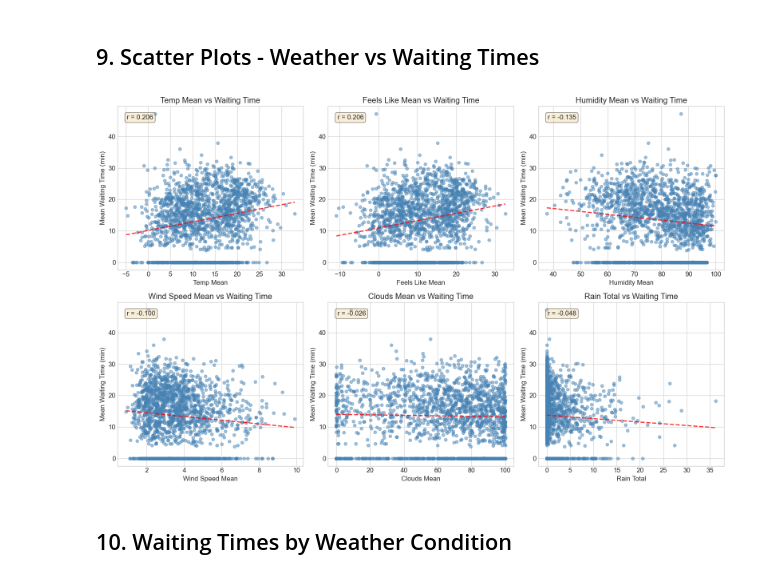
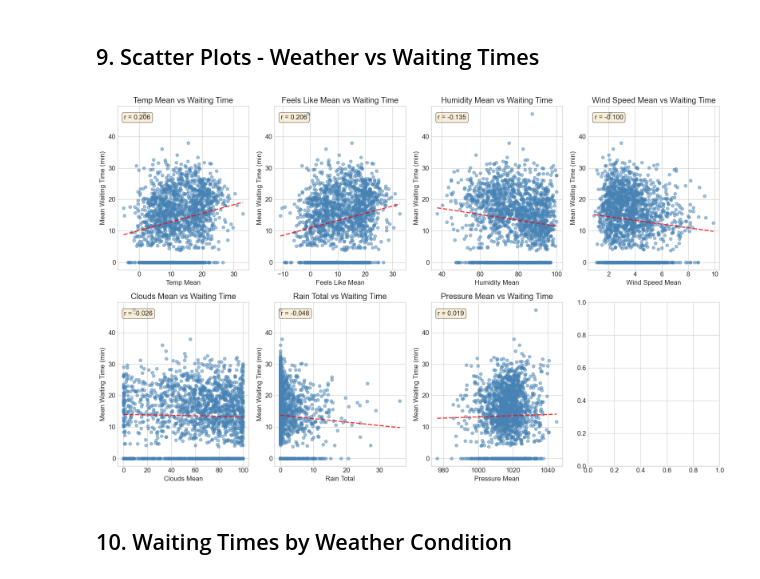
Before and after one commit to Artur-Gar/Hackathon-Eleven-Strategy, a Jupyter notebook: notebooks/data_exploration_weather.ipynb, the cells around one changed output. Cells and saved outputs as stored; diff of their text form; code cells hidden in the pictures.

```diff
--- a/notebooks/data_exploration_weather.ipynb
+++ b/notebooks/data_exploration_weather.ipynb
@@ -370,35 +370,35 @@ pressure_mean            : +0.019 ↑ (Weak)
 ## 9. Scatter Plots - Weather vs Waiting Times
 # %%
 # Scatter plots of top correlated weather variables vs waiting times
-fig, axes = plt.subplots(2, 3, figsize=(16, 10))
+fig, axes = plt.subplots(2, 4, figsize=(16, 10))
 
-top_vars = ['temp_mean', 'feels_like_mean', 'humidity_mean', 'wind_speed_mean', 'clouds_mean', 'rain_total']
+top_vars = ['temp_mean', 'feels_like_mean', 'humidity_mean', 'wind_speed_mean', 'clouds_mean', 'rain_total', 'pressure_mean']
 
 for ax, var in zip(axes.flatten(), top_vars):
     # Remove outliers for better visualization
     data = merged_daily[[var, 'wait_time_mean']].dropna()
 
     ax.scatter(data[var], data['wait_time_mean'], alpha=0.5, s=30, color='steelblue')
 
     # Add regression line
     z = np.polyfit(data[var], data['wait_time_mean'], 1)
     p = np.poly1d(z)
     x_line = np.linspace(data[var].min(), data[var].max(), 100)
     ax.plot(x_line, p(x_line), "r--", linewidth=2, alpha=0.8)
 
     # Calculate and display correlation
     corr = data[var].corr(data['wait_time_mean'])
     ax.text(0.05, 0.95, f'r = {corr:.3f}', transform=ax.transAxes, fontsize=12,
             verticalalignment='top', bbox=dict(boxstyle='round', facecolor='wheat', alpha=0.5))
 
     ax.set_xlabel(var.replace('_', ' ').title())
     ax.set_ylabel('Mean Waiting Time (min)')
     ax.set_title(f'{var.replace("_", " ").title()} vs Waiting Time')
 
 plt.tight_layout()
 plt.show()
 # %% [output]
-[figure, old version]
+[figure, new version]
 # %% [markdown]
 ## 10. Waiting Times by Weather Condition
 # %%
```
Also changed, not shown: parts of 5 cells of this notebook, 2 other files.
